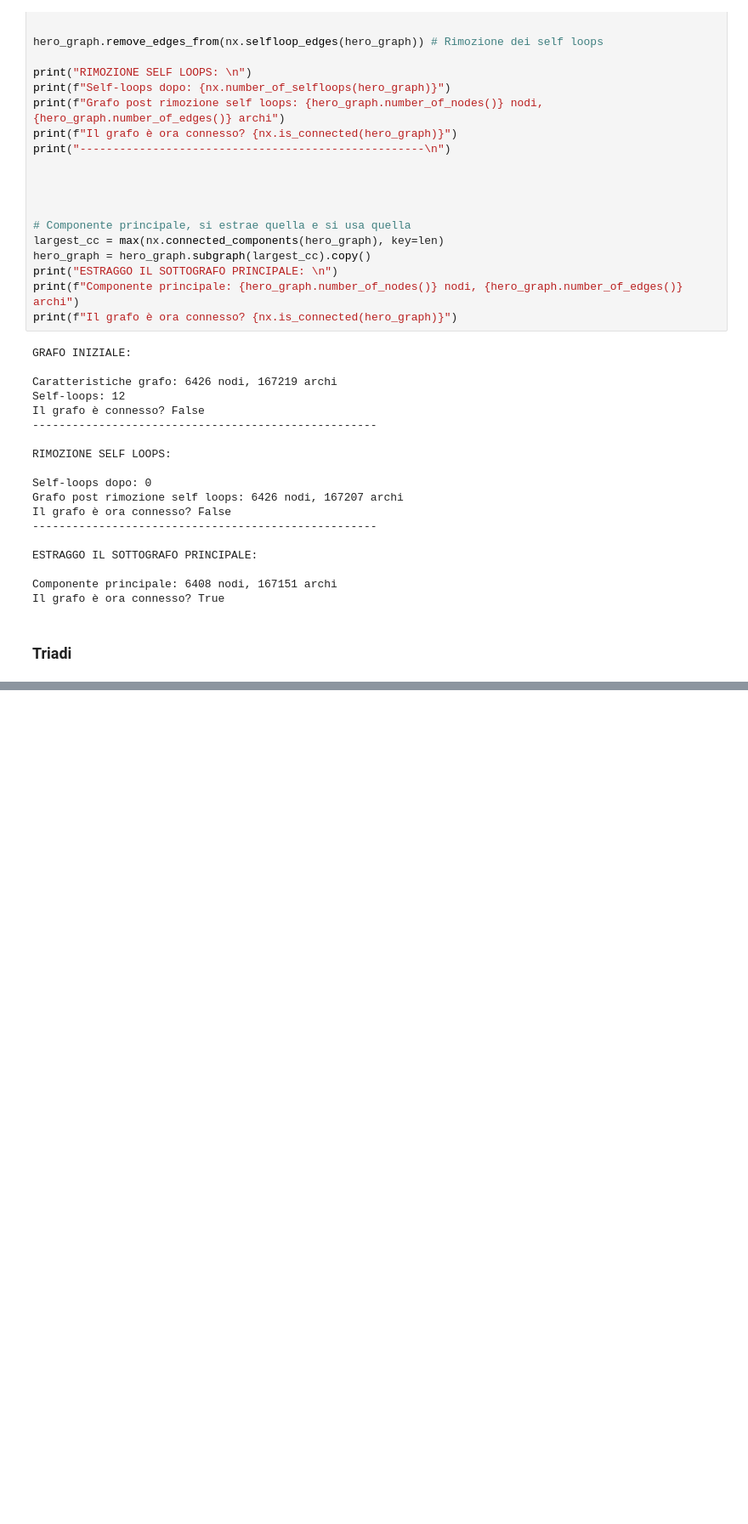
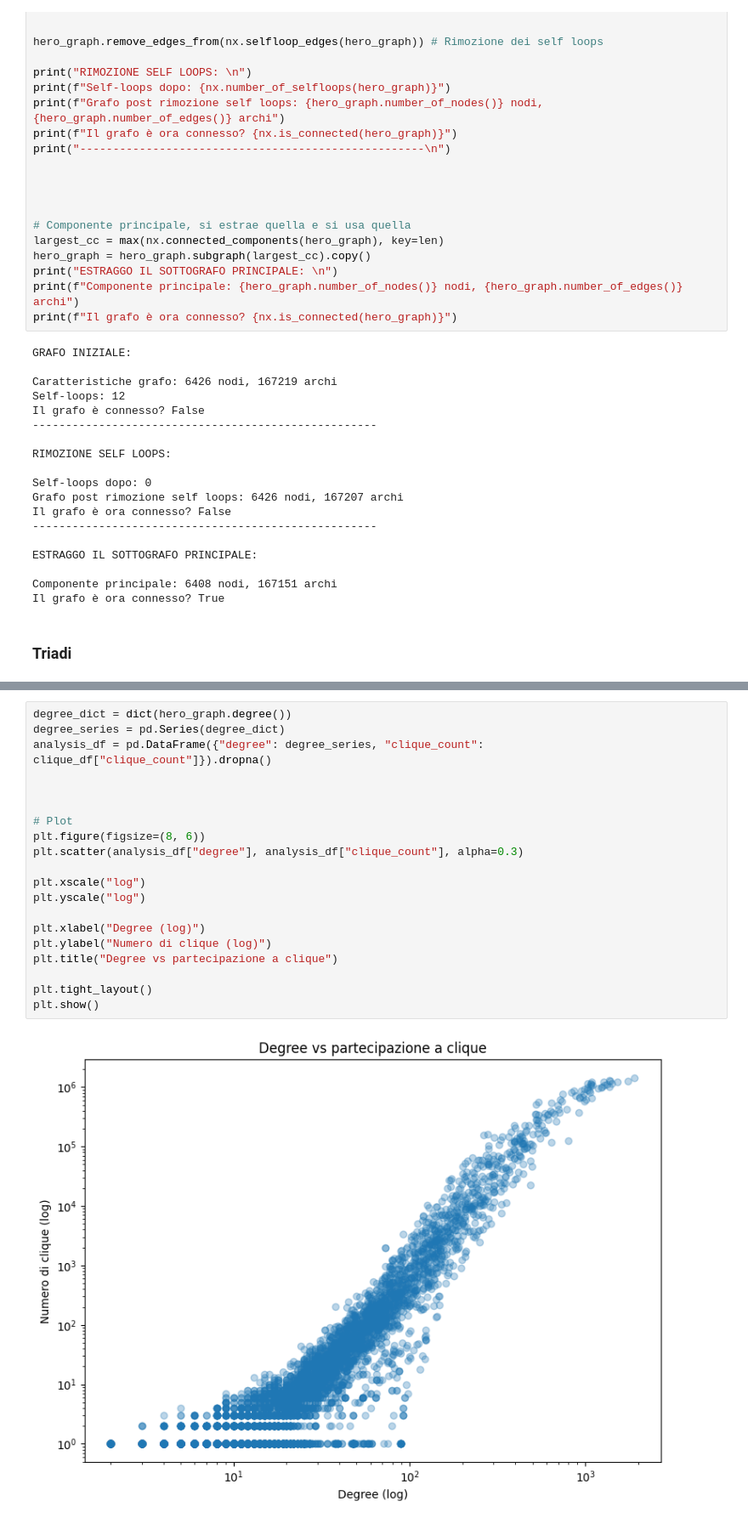
Before and after one commit to matteostronati/Data_science_project, a Jupyter notebook: notebooks/05_triads.ipynb, the cells around one changed output, grey strips where cells are left out. Shown at 85% size. Drawn from its saved outputs; the diff is of its cells as text; blank space fills up the shorter version.

Commit message:
clique pt 3

```diff
--- a/notebooks/05_triads.ipynb
+++ b/notebooks/05_triads.ipynb
@@ -423,0 +447,22 @@ plt.show()
+# %%
+degree_dict = dict(hero_graph.degree())
+degree_series = pd.Series(degree_dict)
+analysis_df = pd.DataFrame({"degree": degree_series, "clique_count": clique_df["clique_count"]}).dropna()
+
+
+
+# Plot
+plt.figure(figsize=(8, 6))
+plt.scatter(analysis_df["degree"], analysis_df["clique_count"], alpha=0.3)
+
+plt.xscale("log")
+plt.yscale("log")
+
+plt.xlabel("Degree (log)")
+plt.ylabel("Numero di clique (log)")
+plt.title("Degree vs partecipazione a clique")
+
+plt.tight_layout()
+plt.show()
+# %% [output]
+[figure, added]
```
Also changed, not shown: parts of 15 cells of this notebook.
